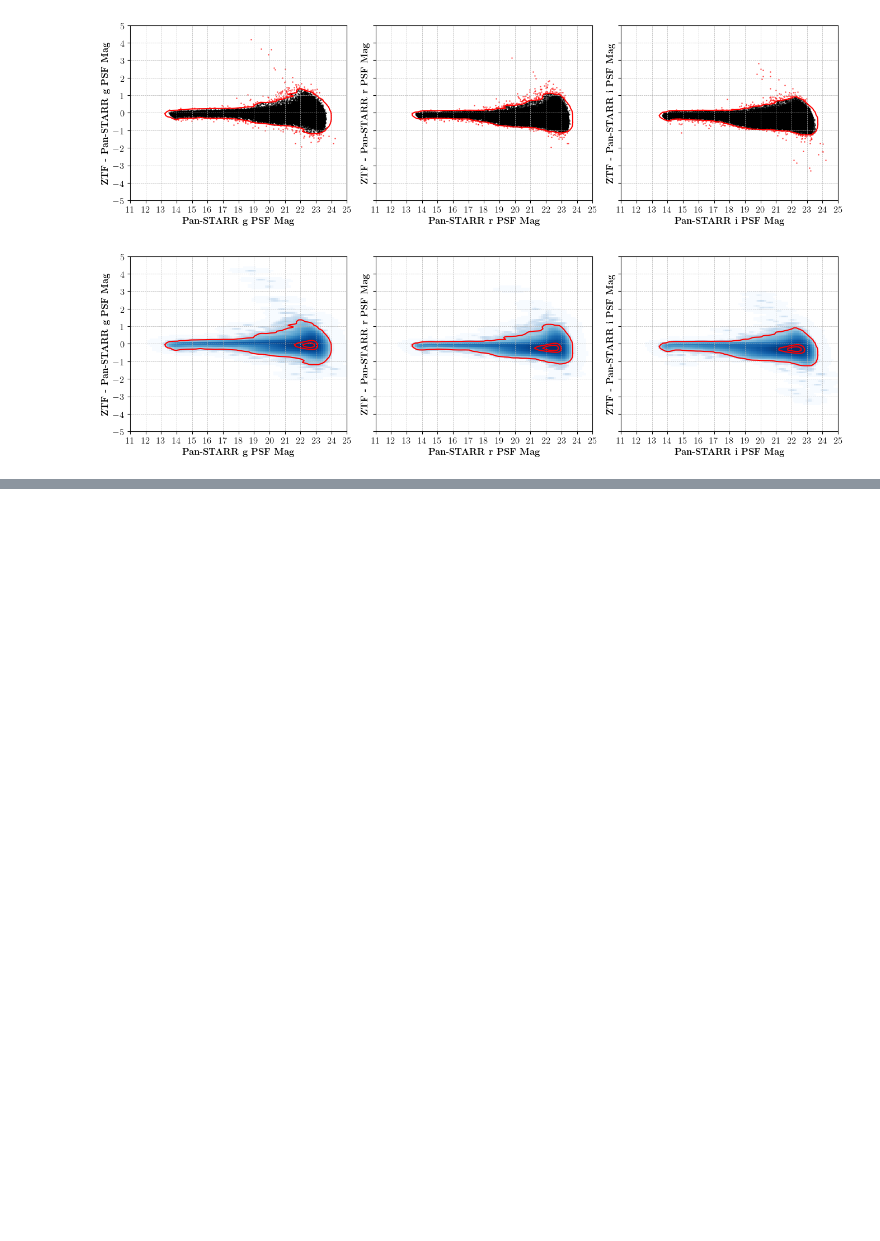
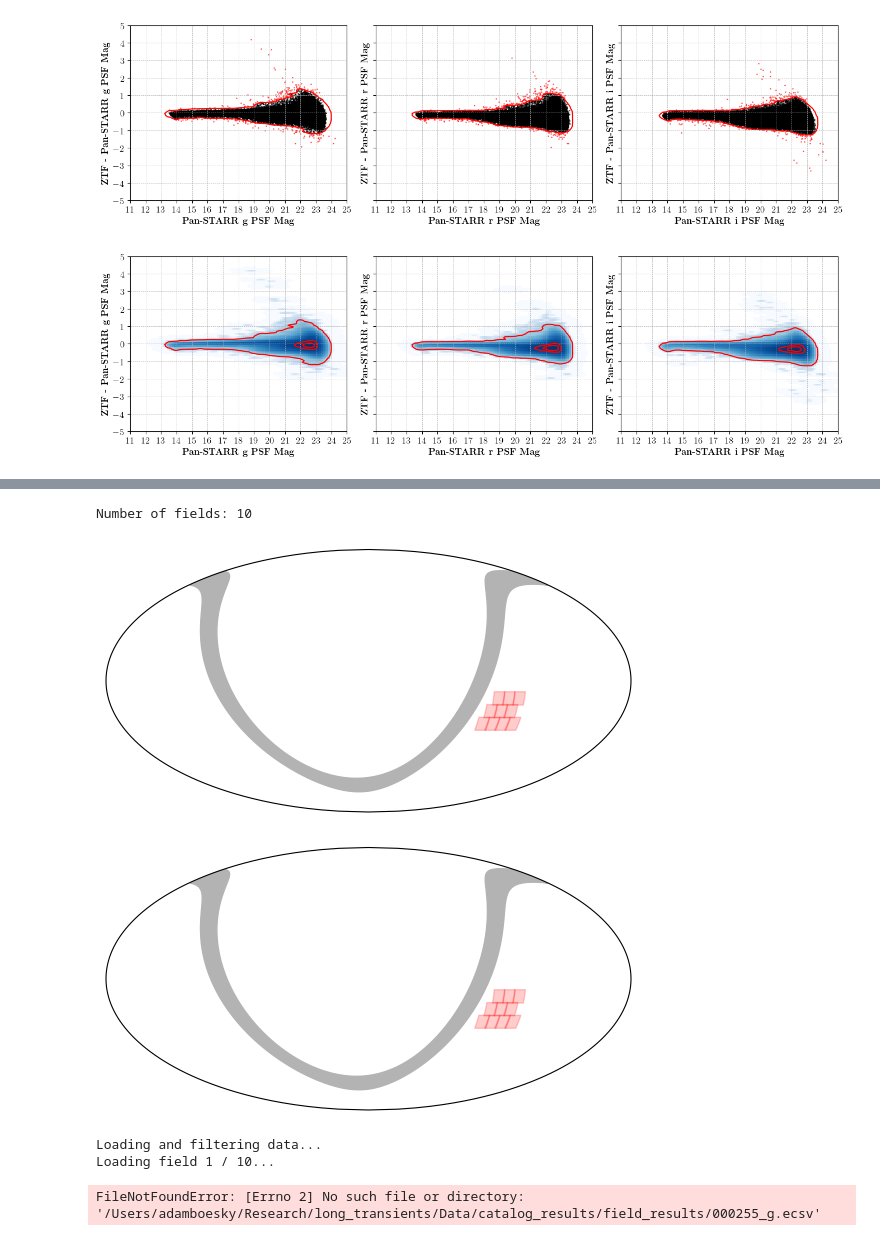
Before and after one commit to Adam-Boesky/long_transients, a Jupyter notebook: Notebooks/calculate_5sigma.ipynb, the cells around one changed output, grey strips where cells are left out. Drawn from its saved outputs; the diff is of its cells as text; code cells hidden in the pictures; blank space fills up the shorter version.

```diff
--- a/Notebooks/calculate_5sigma.ipynb
+++ b/Notebooks/calculate_5sigma.ipynb
@@ -307,0 +405,17 @@ plt.tight_layout()
+# %%
+from ztffields.fields import get_fieldid
+
+fs = np.intersect1d(get_fieldid(grid='main', dec_range=[-100, -5], ra_range=[75, 100]), imaged_fields['g'])
+print(f'Number of fields: {len(fs)}')
+ztffields.skyplot_fields(fs, color="red", alpha=0.2)
+# %% [output]
+Number of fields: 10
+[figure, added]
+[figure, added]
+# %%
+kde = get_kde(fs, 'g')
+kde
+# %% [output]
+Loading and filtering data...
+Loading field 1 / 10...
+FileNotFoundError: [Errno 2] No such file or directory: '/Users/adamboesky/Research/long_transients/Data/catalog_results/field_results/000255_g.ecsv'
```
Also changed, not shown: parts of 53 cells of this notebook, 5 other files.
